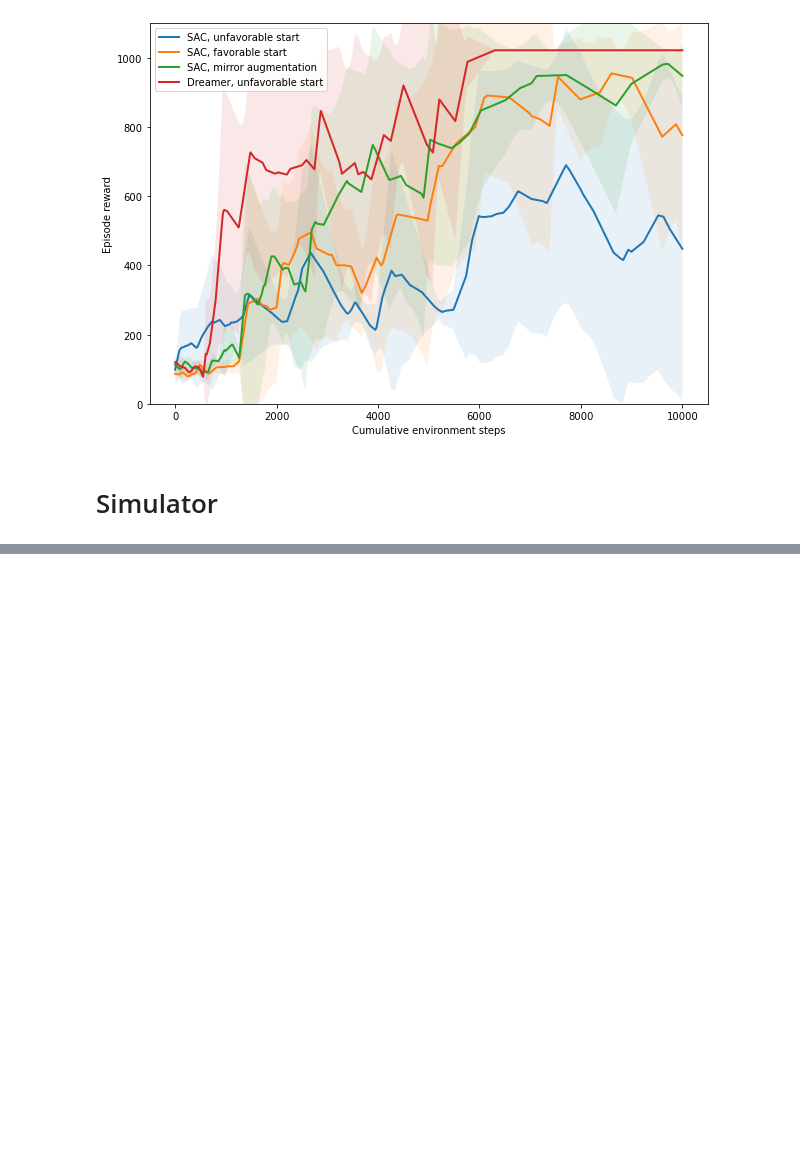
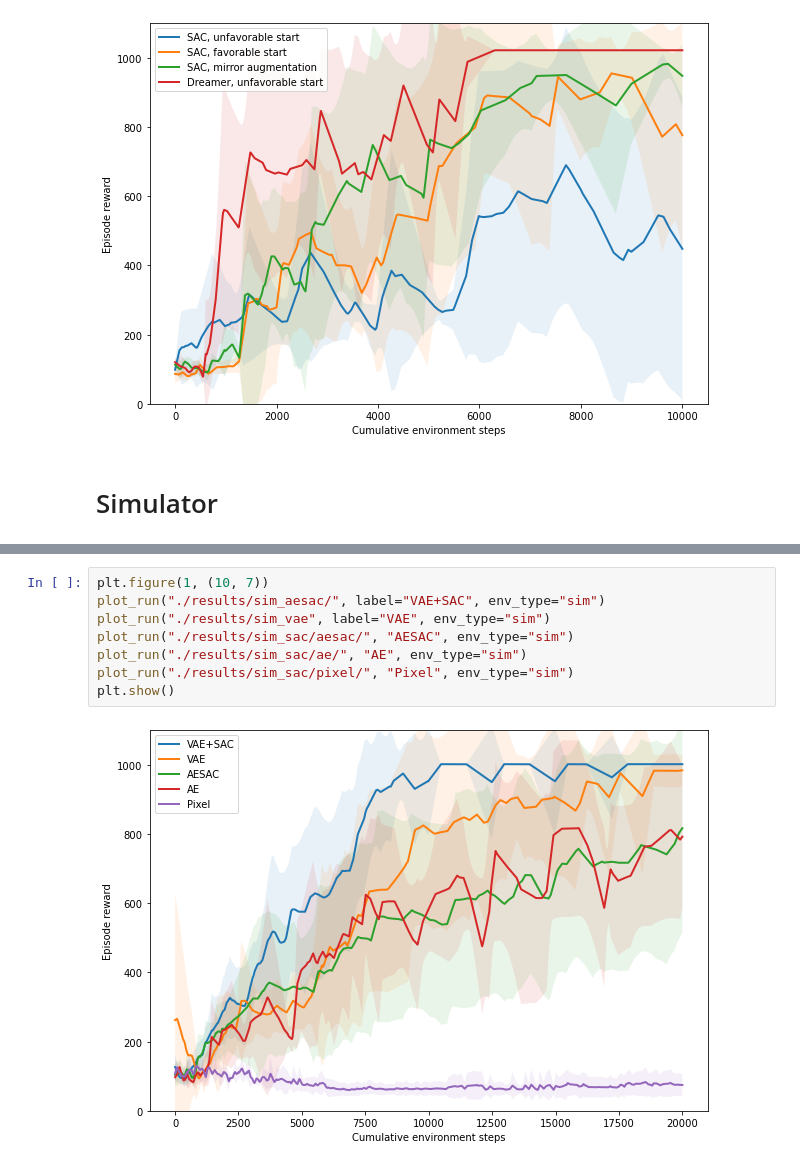
Before and after one commit to ari-viitala/RLDonkeyCar, a Jupyter notebook: analysis/Results.ipynb, the cells around one changed output, grey strips where cells are left out. Drawn from its saved outputs; the diff is of its cells as text; blank space fills up the shorter version.

```diff
--- a/analysis/Results.ipynb
+++ b/analysis/Results.ipynb
@@ -162,0 +239,10 @@ plt.show()
+# %%
+plt.figure(1, (10, 7))
+plot_run("./results/sim_aesac/", label="VAE+SAC", env_type="sim")
+plot_run("./results/sim_vae", label="VAE", env_type="sim")
+plot_run("./results/sim_sac/aesac/", "AESAC", env_type="sim")
+plot_run("./results/sim_sac/ae/", "AE", env_type="sim")
+plot_run("./results/sim_sac/pixel/", "Pixel", env_type="sim")
+plt.show()
+# %% [output]
+[figure, added]
```
Also changed, not shown: parts of 13 cells of this notebook, 21 other files.
